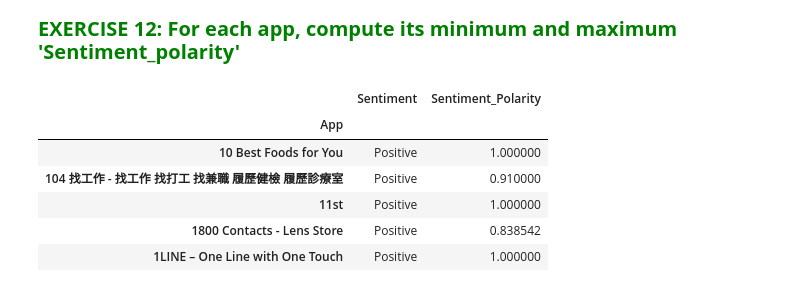
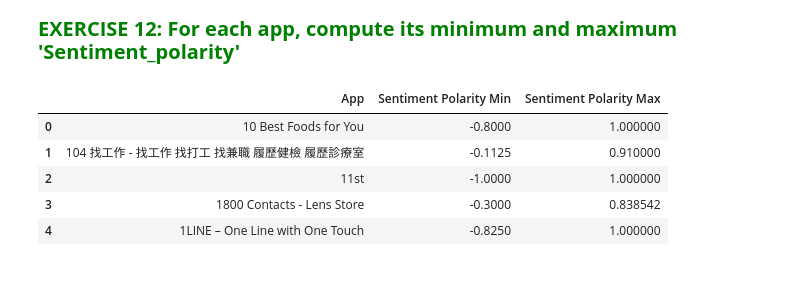
Before and after one commit to CryptoCaru/Data-cleaning-and-extraction, a Jupyter notebook: Progetto FCS.ipynb, the cells around one changed output. Cells and saved outputs as stored; diff of their text form; code cells hidden in the pictures.

Commit message:
Update Join

```diff
--- a/Progetto FCS.ipynb
+++ b/Progetto FCS.ipynb
@@ -286,10 +281,20 @@ sentiment_polarity_min = sentiment_polarity_min[['Sentiment','Sentiment_Polarity
+# %%
+# Min
+sentiment_polarity_min = gpsur.groupby(['App'], as_index = False)[['Sentiment_Polarity']].min()
+sentiment_polarity_min = sentiment_polarity_min.rename(columns={'Sentiment_Polarity': 'Sentiment Polarity Min'})
+
+# Max
+sentiment_polarity_max = gpsur.groupby(['App'], as_index = False)[['Sentiment_Polarity']].max()
+sentiment_polarity_max = sentiment_polarity_max.rename(columns={'Sentiment_Polarity': 'Sentiment Polarity Max'})
+
+# Join
+sentiment_polarity = sentiment_polarity_min.join(sentiment_polarity_max.set_index('App'), on='App')
 # %%
-sentiment_polarity_max.head()
+sentiment_polarity.head()
 # %% [output]
-|  | Sentiment | Sentiment_Polarity |
-| App |  |  |
-| 10 Best Foods for You | Positive | 1.000000 |
-| 104 找工作 - 找工作 找打工 找兼職 履歷健檢 履歷診療室 | Positive | 0.910000 |
-| 11st | Positive | 1.000000 |
-| 1800 Contacts - Lens Store | Positive | 0.838542 |
-| 1LINE – One Line with One Touch | Positive | 1.000000 |
+|  | App | Sentiment Polarity Min | Sentiment Polarity Max |
+| 0 | 10 Best Foods for You | -0.8000 | 1.000000 |
+| 1 | 104 找工作 - 找工作 找打工 找兼職 履歷健檢 履歷診療室 | -0.1125 | 0.910000 |
+| 2 | 11st | -1.0000 | 1.000000 |
+| 3 | 1800 Contacts - Lens Store | -0.3000 | 0.838542 |
+| 4 | 1LINE – One Line with One Touch | -0.8250 | 1.000000 |
```
Also changed, not shown: parts of 11 cells of this notebook.
